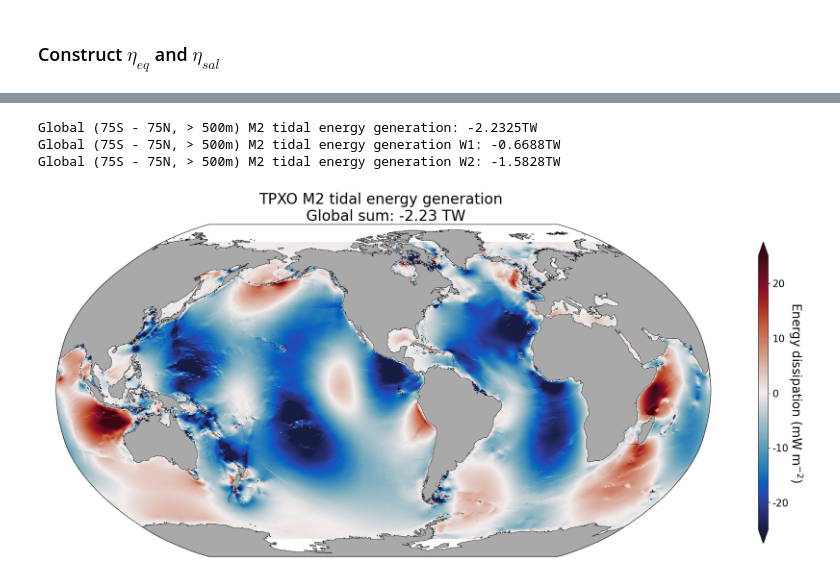
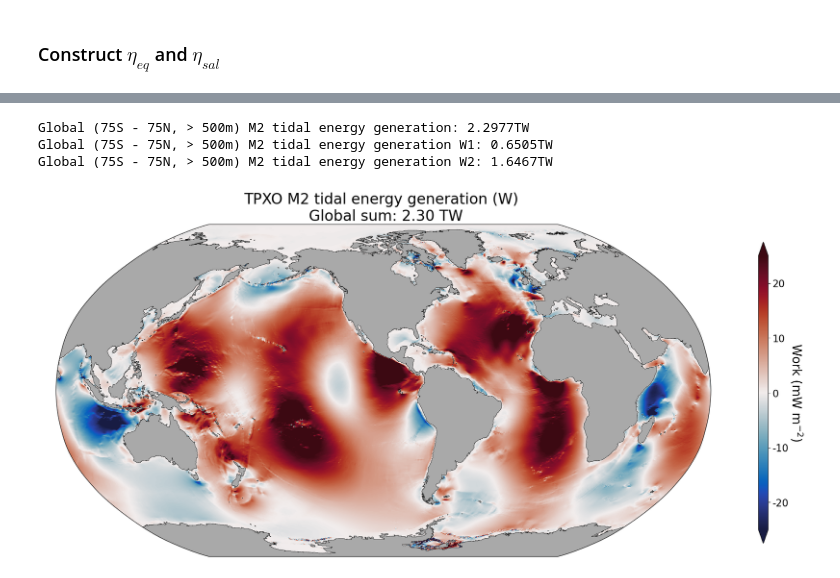
Before and after one commit to luweiyang/MOM6_global_tide_only, a Jupyter notebook: evaluate/calculate_energy_dissip_TPXO_M2_W.ipynb, the cells around one changed output, grey strips where cells are left out. Drawn from its saved outputs; the diff is of its cells as text; code cells hidden in the pictures.

Commit message:
TPXO tidal energy generation (W)

```diff
--- a/evaluate/calculate_energy_dissip_TPXO_M2_W.ipynb
+++ b/evaluate/calculate_energy_dissip_TPXO_M2_W.ipynb
@@ -87,15 +91,15 @@ v = (va[None,:,:] * np.exp(1j*(omega * t_19cyc[:,None,None] - vp[None,:,:]))).re
 deta_dlat = (eta[:,1:,:]-eta[:,:-1,:]) / dlat
 deta_dlon = (eta[:,:,1:]-eta[:,:,:-1]) / dlon
 
-grad_the = np.real( np.nanmean(v[:,:-1,:]*deta_dlat/radius, axis=0) )
+grad_the = np.real( np.nanmean(v[:,1:,:]*deta_dlat/radius, axis=0) )
 grad_phi = np.real( np.nanmean(u[:,:,1:]*deta_dlon/(radius*np.cos(lat_u[None,:,1:])), axis=0) )
 # %%
 start_time = time.time()
 
 ds_grad_the = xr.Dataset(data_vars={"grad_the": (('ny','nx'), grad_the),
                                 },
-                      coords={"lon": (('ny', 'nx'), lon_v[:-1,:]),
-                              "lat": (('ny', 'nx'), lat_v[:-1,:])})
+                      coords={"lon": (('ny', 'nx'), lon_v[1:,:]),
+                              "lat": (('ny', 'nx'), lat_v[1:,:])})
 
 ds_grad_phi = xr.Dataset(data_vars={"grad_phi": (('ny','nx'), grad_phi),
                                 },
@@ -132,10 +136,10 @@ for j in range(ny.size):
         dlon[j,:] = np.squeeze(lon_v[j,:] - lon_u[j,:])*2
 # %%
 lat_z = np.array(tpgd.lat_z.transpose())/180 *np.pi
-dA = radius**2 * np.cos(lat_z) * dlat * dlon * mz_tpxo
+dA = radius**2 * np.cos(lat_z) * (-dlat) * dlon * mz_tpxo
 lat_z = tpgd.lat_z.transpose()
-fac_lat = xr.where((lat_z < 75) & (lat_z > -75), 1, np.nan)
-dA = dA * fac_lat
+# fac_lat = xr.where((lat_z < 75) & (lat_z > -75), 1, np.nan)
+# dA = dA * fac_lat
 # %%
 np.nanmin(dA), np.nanmax(dA)
 # %% [output]
@@ -159,9 +163,9 @@ lat_z = tpgd.lat_z.transpose()
 fac_dep = xr.where(hz_tpxo > 1000, 1, np.nan)
 fac_lat = xr.where((lat_z < 75) & (lat_z > -75), 1, np.nan)
 
-TPXO_forces   = np.array(ds_dissip["TPXO_forces"]) *np.array(fac_lat) * mz_tpxo
-TPXO_force1   = np.array(ds_dissip["TPXO_force1"]) *np.array(fac_lat) * mz_tpxo
-TPXO_force2   = np.array(ds_dissip["TPXO_force2"]) *np.array(fac_lat) * mz_tpxo
+TPXO_forces   = np.array(ds_dissip["TPXO_forces"]) * mz_tpxo
+TPXO_force1   = np.array(ds_dissip["TPXO_force1"]) * mz_tpxo
+TPXO_force2   = np.array(ds_dissip["TPXO_force2"]) * mz_tpxo
 
 global_forces = np.nansum(TPXO_forces *dA) /1e+12
 global_force1 = np.nansum(TPXO_force1 *dA) /1e+12
@@ -171,9 +175,9 @@ print('Global (75S - 75N, > 500m) M2 tidal energy generation: %.4fTW '%global_fo
 print('Global (75S - 75N, > 500m) M2 tidal energy generation W1: %.4fTW '%global_force1)
 print('Global (75S - 75N, > 500m) M2 tidal energy generation W2: %.4fTW '%global_force2)
 # %% [output]
-Global (75S - 75N, > 500m) M2 tidal energy generation: -2.2325TW
-Global (75S - 75N, > 500m) M2 tidal energy generation W1: -0.6688TW
-Global (75S - 75N, > 500m) M2 tidal energy generation W2: -1.5828TW
+Global (75S - 75N, > 500m) M2 tidal energy generation: 2.2977TW
+Global (75S - 75N, > 500m) M2 tidal energy generation W1: 0.6505TW
+Global (75S - 75N, > 500m) M2 tidal energy generation W2: 1.6467TW
 # %%
 depth = tpgd.hz.transpose()
 depth_z = np.array(depth)
@@ -187,9 +191,9 @@ depth_da = xr.Dataset(data_vars={'depth_xr': (('yh','xh'), depth_z),
                               'lat': (('yh', 'xh'), lat_z_deg)})
 land = xr.where(np.isnan(depth_da.depth_xr[:,:].rename('land')), 1, np.nan)
 # %%
-TPXO_forces = np.array(ds_dissip["TPXO_forces"]) *np.array(fac_lat) * mz_tpxo * 1e+3
+TPXO_forces = -np.array(ds_dissip["TPXO_forces"]) * mz_tpxo * 1e+3
 varlist = ['TPXO_forces']
-title   = ['TPXO M2 tidal energy generation \n Global sum: %.2f TW'%(global_forces)]
+title   = ['TPXO M2 tidal energy generation (W) \n Global sum: %.2f TW'%(global_forces)]
 # tick_locs = np.array([1e-4,1e-3,1e-2,1e-1,1e-0])
 # tick_labels = np.array(["10$^{-4}$","10$^{-3}$","10$^{-2}$","10$^{-1}$","10$^{0}$"])
 tick_locs = np.array([-20,-10,0,10,20])
@@ -207,32 +211,32 @@ for I, (ax, var) in enumerate(zip(axs, varlist)):
     ax.spines['top'].set_visible(False)
     ax.spines['right'].set_visible(False)
     ax.spines['bottom'].set_visible(False)
     ax.spines['left'].set_visible(False)
     ax.get_xaxis().set_ticks([])
     ax.get_yaxis().set_ticks([])
 
     ax = plt.axes(projection=ccrs.Robinson(central_longitude=-100))
     # Add model land mask
     land.plot.contourf(ax=ax, x='lon', y='lat', colors='darkgrey', zorder=2, transform=ccrs.PlateCarree(), add_colorbar=False)
     # Add model coastline
     land.fillna(0).plot.contour(ax=ax, x='lon', y='lat', colors='k', levels=[0, 1], transform=ccrs.PlateCarree(), add_colorbar=False, linewidths=0.5)
 
     p1 = ax.pcolormesh(lon_z_deg, lat_z_deg, globals()[var], transform=ccrs.PlateCarree(), cmap=cm.cm.balance, vmin=-25, vmax=25)
     # p1 = ax.pcolormesh(lon_z_deg, lat_z_deg, globals()[var], transform=ccrs.PlateCarree(), cmap=cm.cm.thermal, norm=LogNorm(vmin=1e-4, vmax=1e+0))
     plt.title(title[I],fontsize=24)
 
     if I==0:
         ax_cb = plt.axes([0.86, 0.13, 0.01, 0.68])
 
     cb1 = plt.colorbar(p1, cax=ax_cb, orientation='vertical', extend='both')
-    cb1.ax.set_ylabel('Energy dissipation (mW m$^{-2}$)',fontsize=20,rotation=270,labelpad=25);
+    cb1.ax.set_ylabel('Work (mW m$^{-2}$)',fontsize=20,rotation=270,labelpad=25);
     cb1.ax.tick_params(labelsize=16)
     cb1.locator   = matplotlib.ticker.FixedLocator(tick_locs)
     cb1.formatter = matplotlib.ticker.FixedFormatter(tick_labels)
 
     if I==0:
         ax.set_position([0.1,0.1,0.75,0.75])
 
 plt.savefig('/g/data/nm03/lxy581/exps_figs/TPXO_M2_W_lin.png', dpi=100, bbox_inches='tight')
 # %% [output]
-[figure, old version]
+[figure, new version]
```
Also changed, not shown: parts of 6 cells of this notebook.
